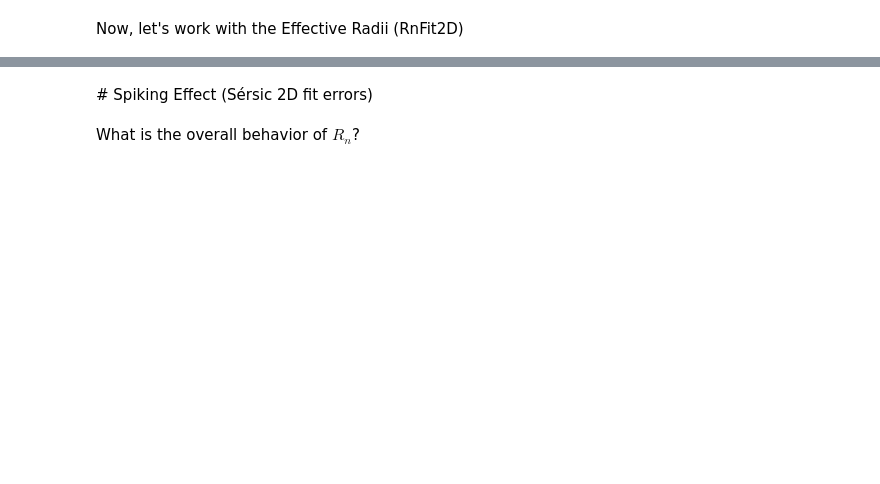
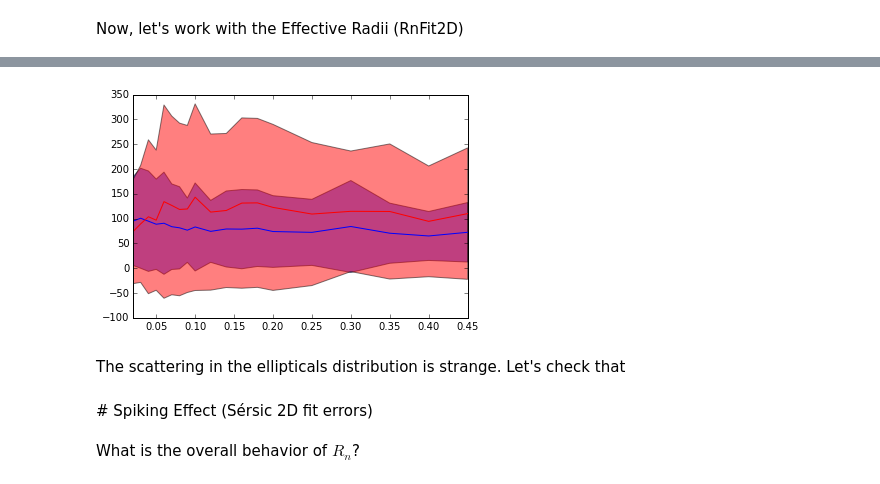
Before and after one commit to astroferreira/mfmtk-utils, a Jupyter notebook: notebooks/FERENGI Data Reduction.ipynb, the cells around one changed output, grey strips where cells are left out. Saved outputs shown, nothing was run; the diff lists cells and outputs as text; code cells hidden in the pictures; blank space fills up the shorter version.

```diff
--- a/notebooks/FERENGI Data Reduction.ipynb
+++ b/notebooks/FERENGI Data Reduction.ipynb
@@ -93,3 +122,13 @@ print '# Ellipticals:', ellipticals.shape[0]
+# %%
+scale = 1024/size
+Rn_correct = scale * Rn
+f, ax = plt.subplots(1, 1)
+plot_as_gaussians(Rn_correct[spirals], z, ax=ax)
+plot_as_gaussians(Rn_correct[ellipticals], z, ax=ax, color='red')
+# %% [output]
+[figure, added]
+# %% [markdown]
+The scattering in the ellipticals distribution is strange. Let's check that
 # %% [markdown]
 <div id="spiking"></div>
 # Spiking Effect (Sérsic 2D fit errors)
```
Also changed, not shown: parts of 121 cells of this notebook, 2 other files.
